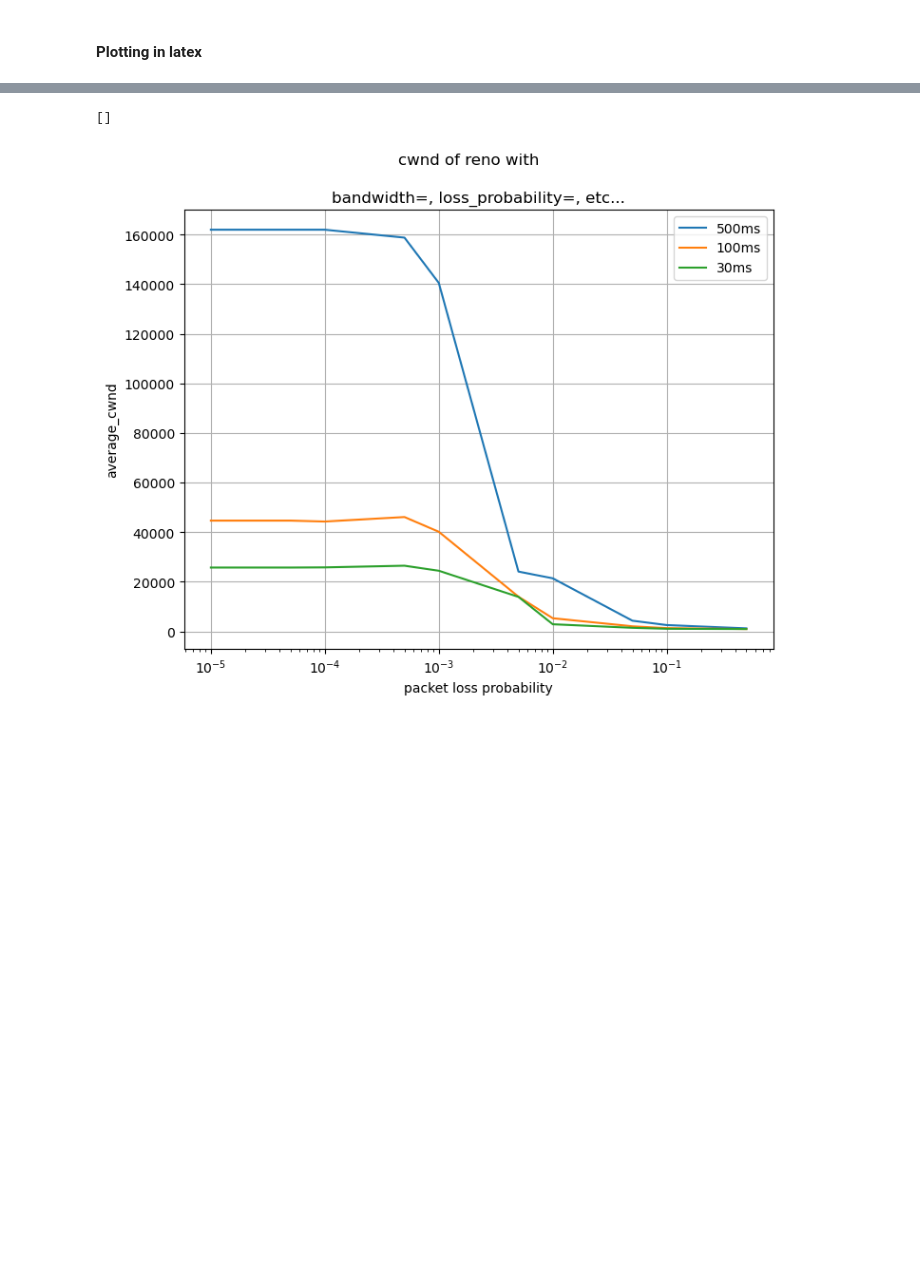
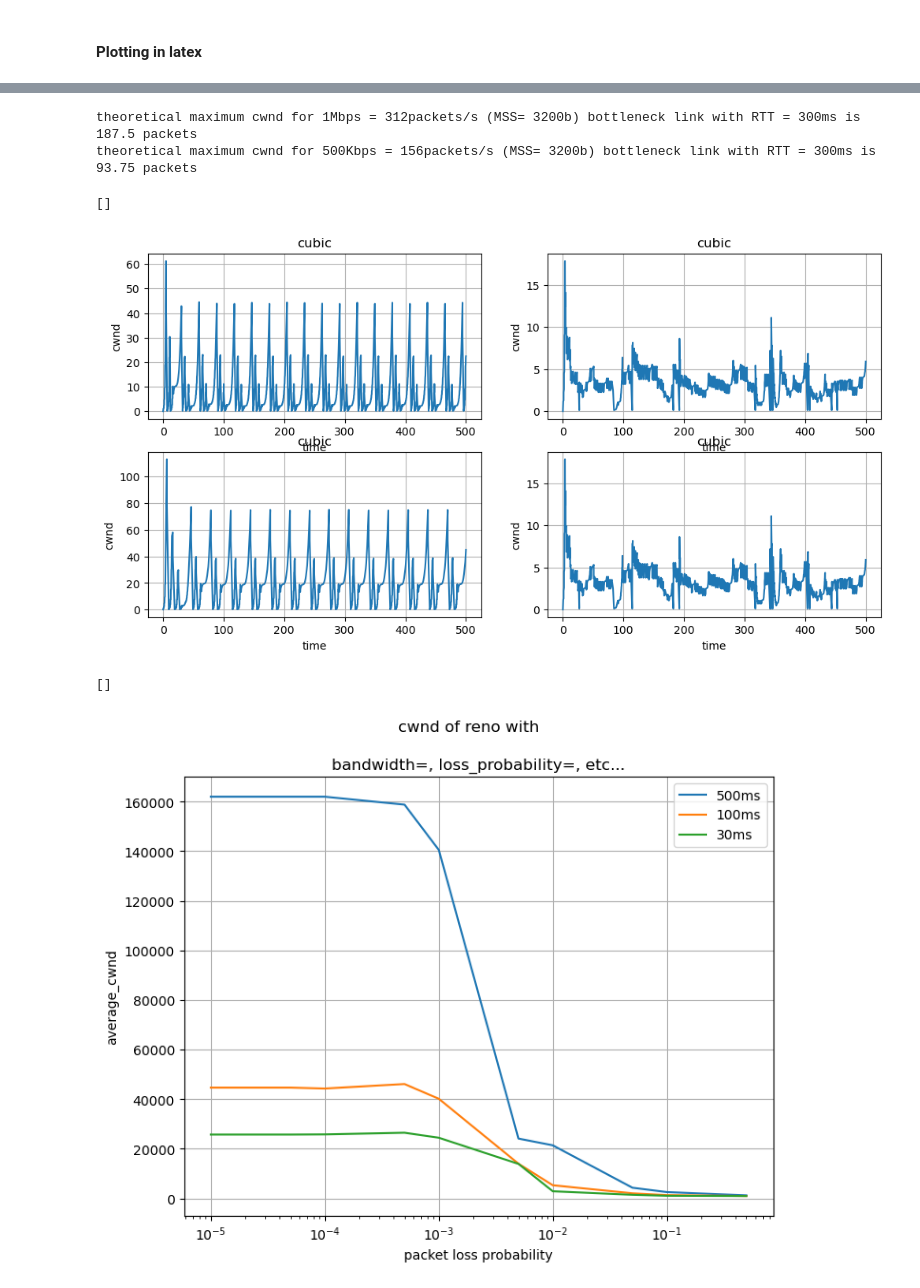
Before and after one commit to megretj/qpepcca, a Jupyter notebook: ns3_analysis.ipynb, the cells around one changed output, grey strips where cells are left out. Drawn from its saved outputs; the diff is of its cells as text; code cells hidden in the pictures; blank space fills up the shorter version.

```diff
--- a/ns3_analysis.ipynb
+++ b/ns3_analysis.ipynb
@@ -85,3 +111,49 @@ theoretical maximum cwnd for 500Kbps = 156packets/s (MSS= 3200b) bottleneck link
+# %%
+#configure before plotting
+cca = "TcpCubic"
+
+filename1 = f"04.08.23/cubic2/TcpCubic0.000001-300.000000ms-1Mbps-0-cwnd.data"
+filename2 = f"04.08.23/cubic2/{cca}0.010000-300.000000ms-1Mbps-0-cwnd.data"
+filename3 = f"04.08.23/cubic3/{cca}0.000001-300.000000ms-1Mbps-0-cwnd.data"
+filename4 = f"04.08.23/cubic3/{cca}0.010000-300.000000ms-1Mbps-0-cwnd.data"
+mtu = 400*8 # in bits
+mss = (400-40) *8 # in bits
+bandwidth = 1000000 # in bites per second
+# read file and convert to numpy
+print("theoretical maximum cwnd for 1Mbps = 312packets/s (MSS= 3200b) bottleneck link with RTT = 300ms is ", 1e6*0.6/mtu, "packets")
+print("theoretical maximum cwnd for 500Kbps = 156packets/s (MSS= 3200b) bottleneck link with RTT = 300ms is ", 5e5*0.6/mtu, "packets")
+data = np.loadtxt(f'./ns3_results/{filename1}')
+# plot data
+fig, axs = plt.subplots(2, 2, figsize=(12,6))
+axs[0,0].plot(data[:,0],data[:,1]/mss)
+axs[0,0].set_xlabel("time")
+axs[0,0].set_ylabel("cwnd")
+axs[0,0].grid()
+axs[0,0].set_title("cubic")
+data = np.loadtxt(f'./ns3_results/{filename2}')
+axs[0,1].plot(data[:,0],data[:,1]/mss)
+axs[0,1].set_xlabel("time")
+axs[0,1].set_ylabel("cwnd")
+axs[0,1].grid()
+axs[0,1].set_title("cubic")
+data = np.loadtxt(f'./ns3_results/{filename3}')
+axs[1,0].plot(data[:,0],data[:,1]/mss)
+axs[1,0].set_xlabel("time")
+axs[1,0].set_ylabel("cwnd")
+axs[1,0].grid()
+axs[1,0].set_title("cubic")
+data = np.loadtxt(f'./ns3_results/{filename4}')
+axs[1,1].plot(data[:,0],data[:,1]/mss)
+axs[1,1].set_xlabel("time")
+axs[1,1].set_ylabel("cwnd")
+axs[1,1].grid()
+axs[1,1].set_title("cubic")
+plt.plot()
+# %% [output]
+theoretical maximum cwnd for 1Mbps = 312packets/s (MSS= 3200b) bottleneck link with RTT = 300ms is  187.5 packets
+theoretical maximum cwnd for 500Kbps = 156packets/s (MSS= 3200b) bottleneck link with RTT = 300ms is  93.75 packets
+[]
+[figure, added]
 # %%
 error_ps = ["0.500000","0.100000","0.050000","0.010000","0.005000","0.001000","0.000500","0.000100","0.000050","0.000010"]
 error_ps_int = [0.500000,0.100000,0.050000,0.010000,0.005000,0.001000,0.000500,0.000100,0.000050,0.000010]
```
Also changed, not shown: parts of 8 cells of this notebook, 48 other files.
